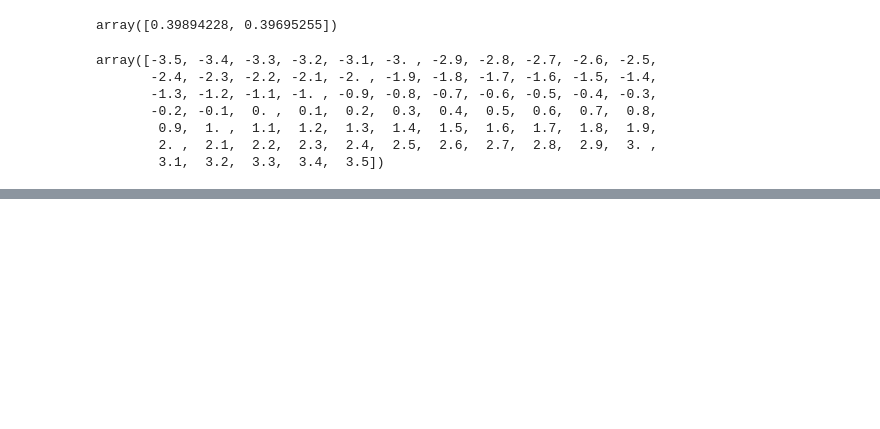
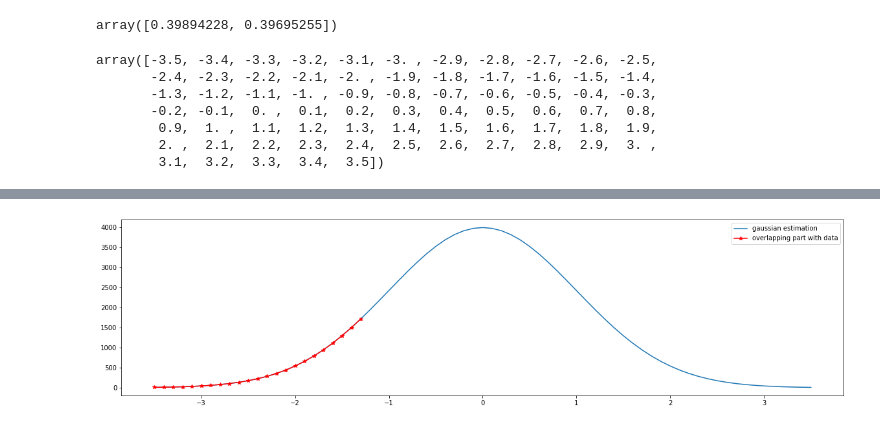
Before and after one commit to PietroDF/Covid_forecast, a Jupyter notebook: Covid_trend.ipynb, the cells around one changed output, grey strips where cells are left out. Saved outputs shown, nothing was run; the diff lists cells and outputs as text; code cells hidden in the pictures; blank space fills up the shorter version.

```diff
--- a/Covid_trend.ipynb
+++ b/Covid_trend.ipynb
@@ -101,0 +142,13 @@ from numpy import linalg as LA
+# %%
+# Plot values in scale factor
+scale_factor = 10000 # guess value
+
+plt.figure(figsize=(20,5))
+
+plt.plot(x, y*scale_factor, label="gaussian estimation")
+plt.plot(past_x,past_y*scale_factor,'-*r', label="overlapping part with data")
+
+plt.legend()
+plt.show()
+# %% [output]
+[figure, added]
```
Also changed, not shown: parts of 63 cells of this notebook.
